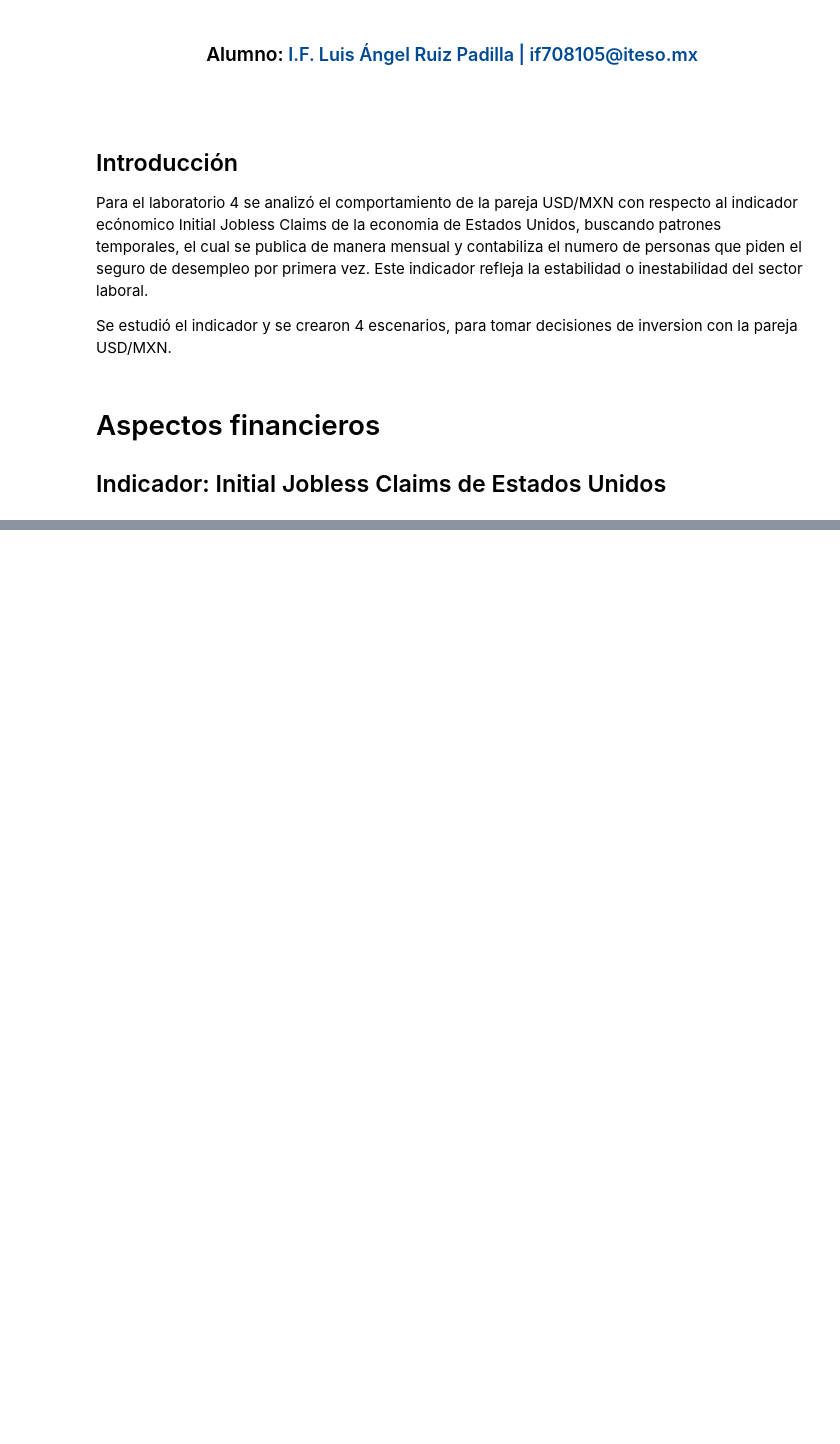
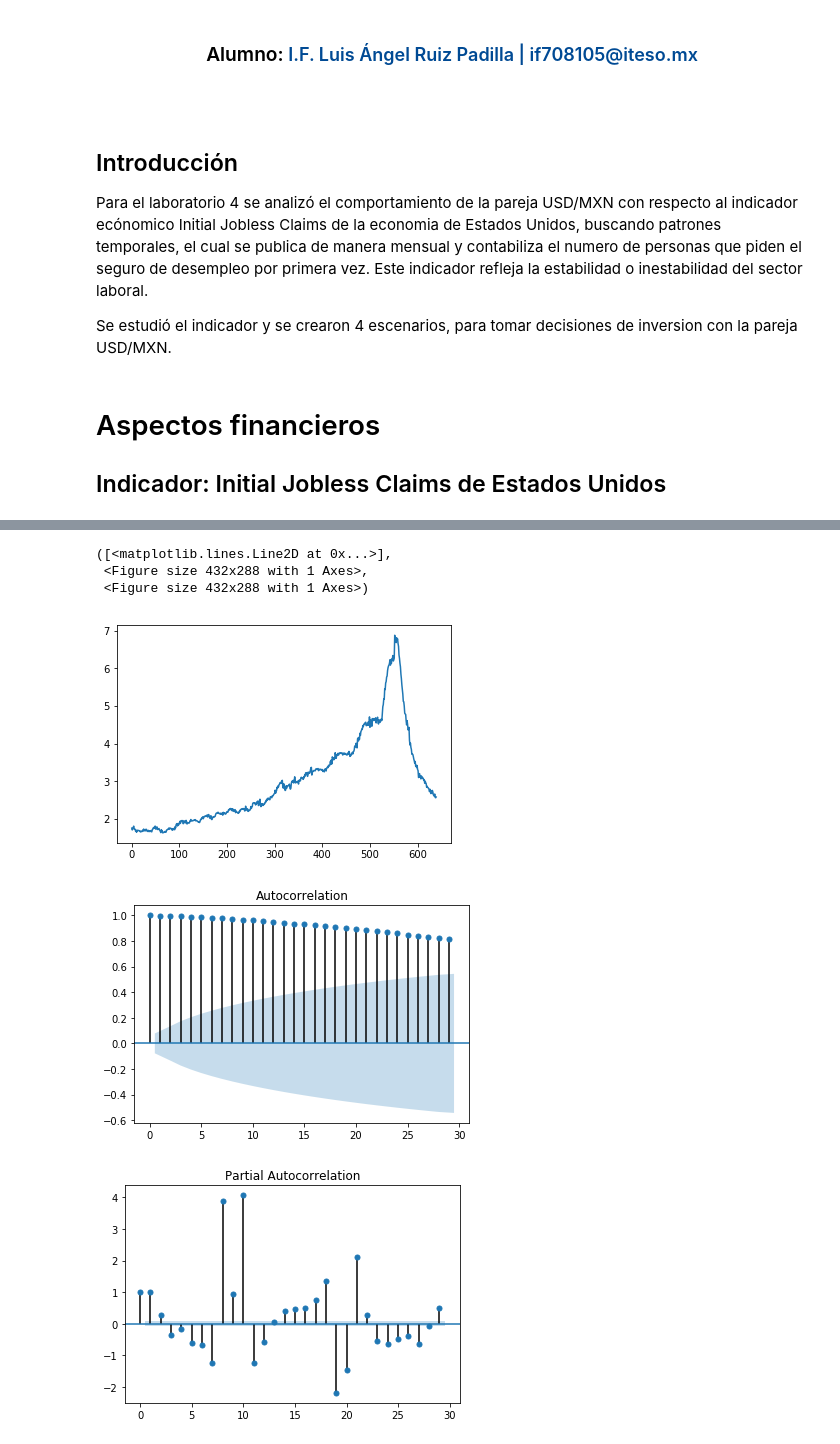
Before and after one commit to luisangelrp97/LAB_4_LARP, a Jupyter notebook: notebook.ipynb, the cells around one changed output, grey strips where cells are left out. Drawn from its saved outputs; the diff is of its cells as text; code cells hidden in the pictures; blank space fills up the shorter version.

```diff
--- a/notebook.ipynb
+++ b/notebook.ipynb
@@ -22,0 +81,9 @@ Se estudió el indicador y se crearon 4 escenarios, para tomar decisiones de inv
+# %%
+fn.autoc_autocp()
+# %% [output]
+([<matplotlib.lines.Line2D at 0x...>],
+ <Figure size 432x288 with 1 Axes>,
+ <Figure size 432x288 with 1 Axes>)
+[figure, added]
+[figure, added]
+[figure, added]
```
Also changed, not shown: parts of 29 cells of this notebook, 15 other files.
